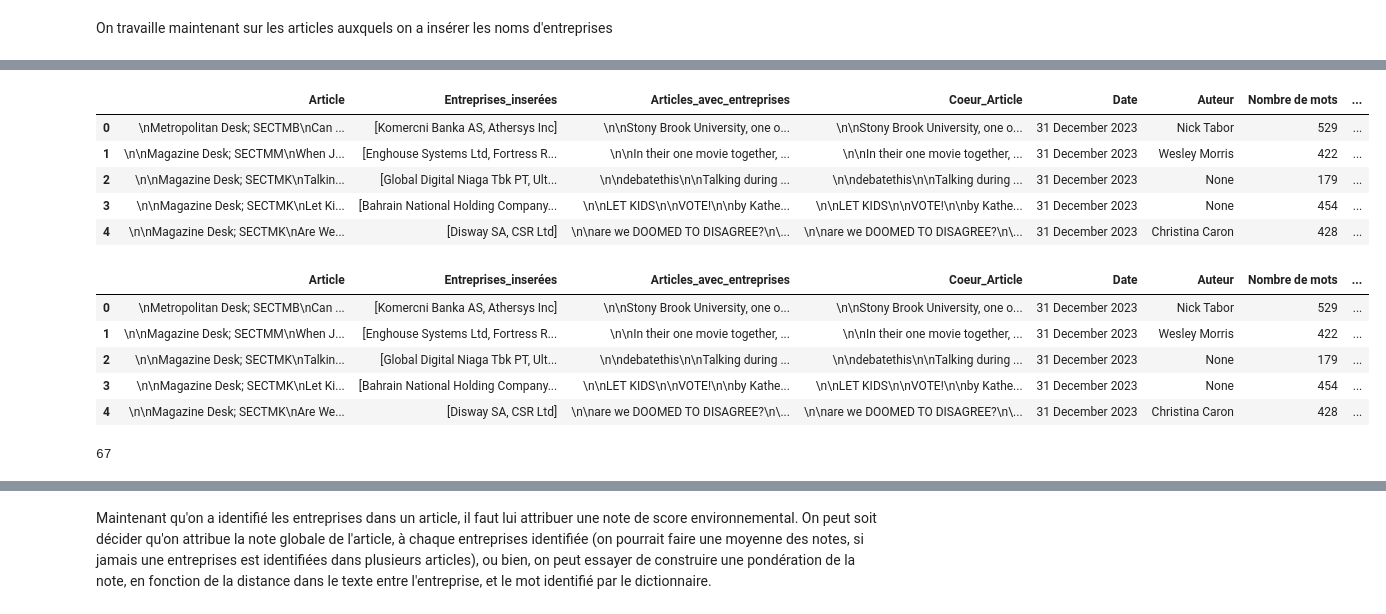
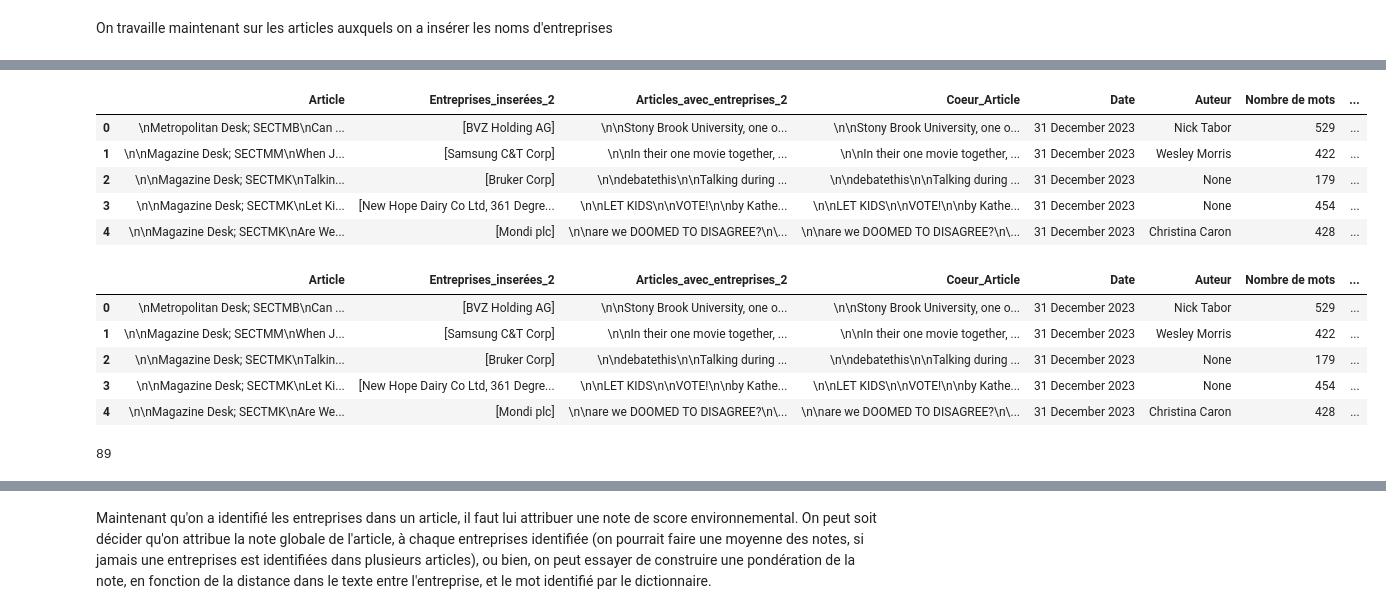
Before and after one commit to tgarnier067/Stat_app, a Jupyter notebook: Stat_App.ipynb, the cells around one changed output, grey strips where cells are left out. Drawn from its saved outputs; the diff is of its cells as text; code cells hidden in the pictures.

```diff
--- a/Stat_App.ipynb
+++ b/Stat_App.ipynb
@@ -1181,29 +1171,29 @@ data_avec_entreprises
 # %%
-data_avec_entreprises['Preprocessed_Article'] = data_avec_entreprises['Articles_avec_entreprises'].apply(preprocess_text)
+data_avec_entreprises['Preprocessed_Article'] = data_avec_entreprises['Coeur_Article_Inséré_1'].apply(preprocess_text)
 data_avec_entreprises.head(5)
 # %% [output]
-|  | Article | Entreprises_inserées | Articles_avec_entreprises | Coeur_Article | Date | Auteur | Nombre de mots | ... |
-| 0 | \nMetropolitan Desk; SECTMB\nCan ... | [Komercni Banka AS, Athersys Inc] | \n\nStony Brook University, one o... | \n\nStony Brook University, one o... | 31 December 2023 | Nick Tabor | 529 | ... |
-| 1 | \n\nMagazine Desk; SECTMM\nWhen J... | [Enghouse Systems Ltd, Fortress R... | \n\nIn their one movie together, ... | \n\nIn their one movie together, ... | 31 December 2023 | Wesley Morris | 422 | ... |
-| 2 | \n\nMagazine Desk; SECTMK\nTalkin... | [Global Digital Niaga Tbk PT, Ult... | \n\ndebatethis\n\nTalking during ... | \n\ndebatethis\n\nTalking during ... | 31 December 2023 | None | 179 | ... |
-| 3 | \n\nMagazine Desk; SECTMK\nLet Ki... | [Bahrain National Holding Company... | \n\nLET KIDS\n\nVOTE!\n\nby Kathe... | \n\nLET KIDS\n\nVOTE!\n\nby Kathe... | 31 December 2023 | None | 454 | ... |
-| 4 | \n\nMagazine Desk; SECTMK\nAre We... | [Disway SA, CSR Ltd] | \n\nare we DOOMED TO DISAGREE?\n\... | \n\nare we DOOMED TO DISAGREE?\n\... | 31 December 2023 | Christina Caron | 428 | ... |
+|  | Article | Entreprises_inserées_2 | Articles_avec_entreprises_2 | Coeur_Article | Date | Auteur | Nombre de mots | ... |
+| 0 | \nMetropolitan Desk; SECTMB\nCan ... | [BVZ Holding AG] | \n\nStony Brook University, one o... | \n\nStony Brook University, one o... | 31 December 2023 | Nick Tabor | 529 | ... |
+| 1 | \n\nMagazine Desk; SECTMM\nWhen J... | [Samsung C&T Corp] | \n\nIn their one movie together, ... | \n\nIn their one movie together, ... | 31 December 2023 | Wesley Morris | 422 | ... |
+| 2 | \n\nMagazine Desk; SECTMK\nTalkin... | [Bruker Corp] | \n\ndebatethis\n\nTalking during ... | \n\ndebatethis\n\nTalking during ... | 31 December 2023 | None | 179 | ... |
+| 3 | \n\nMagazine Desk; SECTMK\nLet Ki... | [New Hope Dairy Co Ltd, 361 Degre... | \n\nLET KIDS\n\nVOTE!\n\nby Kathe... | \n\nLET KIDS\n\nVOTE!\n\nby Kathe... | 31 December 2023 | None | 454 | ... |
+| 4 | \n\nMagazine Desk; SECTMK\nAre We... | [Mondi plc] | \n\nare we DOOMED TO DISAGREE?\n\... | \n\nare we DOOMED TO DISAGREE?\n\... | 31 December 2023 | Christina Caron | 428 | ... |
 # %%
 data_avec_entreprises['environmental_sentiment_score'] = data_avec_entreprises['Preprocessed_Article'].apply(lambda x: get_environmental_score(x, Dico_env_en))
 # %%
 data_avec_entreprises.head(5)
 # %% [output]
-|  | Article | Entreprises_inserées | Articles_avec_entreprises | Coeur_Article | Date | Auteur | Nombre de mots | ... |
-| 0 | \nMetropolitan Desk; SECTMB\nCan ... | [Komercni Banka AS, Athersys Inc] | \n\nStony Brook University, one o... | \n\nStony Brook University, one o... | 31 December 2023 | Nick Tabor | 529 | ... |
-| 1 | \n\nMagazine Desk; SECTMM\nWhen J... | [Enghouse Systems Ltd, Fortress R... | \n\nIn their one movie together, ... | \n\nIn their one movie together, ... | 31 December 2023 | Wesley Morris | 422 | ... |
-| 2 | \n\nMagazine Desk; SECTMK\nTalkin... | [Global Digital Niaga Tbk PT, Ult... | \n\ndebatethis\n\nTalking during ... | \n\ndebatethis\n\nTalking during ... | 31 December 2023 | None | 179 | ... |
-| 3 | \n\nMagazine Desk; SECTMK\nLet Ki... | [Bahrain National Holding Company... | \n\nLET KIDS\n\nVOTE!\n\nby Kathe... | \n\nLET KIDS\n\nVOTE!\n\nby Kathe... | 31 December 2023 | None | 454 | ... |
-| 4 | \n\nMagazine Desk; SECTMK\nAre We... | [Disway SA, CSR Ltd] | \n\nare we DOOMED TO DISAGREE?\n\... | \n\nare we DOOMED TO DISAGREE?\n\... | 31 December 2023 | Christina Caron | 428 | ... |
+|  | Article | Entreprises_inserées_2 | Articles_avec_entreprises_2 | Coeur_Article | Date | Auteur | Nombre de mots | ... |
+| 0 | \nMetropolitan Desk; SECTMB\nCan ... | [BVZ Holding AG] | \n\nStony Brook University, one o... | \n\nStony Brook University, one o... | 31 December 2023 | Nick Tabor | 529 | ... |
+| 1 | \n\nMagazine Desk; SECTMM\nWhen J... | [Samsung C&T Corp] | \n\nIn their one movie together, ... | \n\nIn their one movie together, ... | 31 December 2023 | Wesley Morris | 422 | ... |
+| 2 | \n\nMagazine Desk; SECTMK\nTalkin... | [Bruker Corp] | \n\ndebatethis\n\nTalking during ... | \n\ndebatethis\n\nTalking during ... | 31 December 2023 | None | 179 | ... |
+| 3 | \n\nMagazine Desk; SECTMK\nLet Ki... | [New Hope Dairy Co Ltd, 361 Degre... | \n\nLET KIDS\n\nVOTE!\n\nby Kathe... | \n\nLET KIDS\n\nVOTE!\n\nby Kathe... | 31 December 2023 | None | 454 | ... |
+| 4 | \n\nMagazine Desk; SECTMK\nAre We... | [Mondi plc] | \n\nare we DOOMED TO DISAGREE?\n\... | \n\nare we DOOMED TO DISAGREE?\n\... | 31 December 2023 | Christina Caron | 428 | ... |
 # %%
 # Nombre d'article dont le score environnemental est différent de 0
 (data_avec_entreprises['environmental_sentiment_score'] != 0).sum()
 # %% [output]
-67
+89
 # %%
 import pandas as pd
 
```
Also changed, not shown: parts of 22 cells of this notebook, 1 other file.
